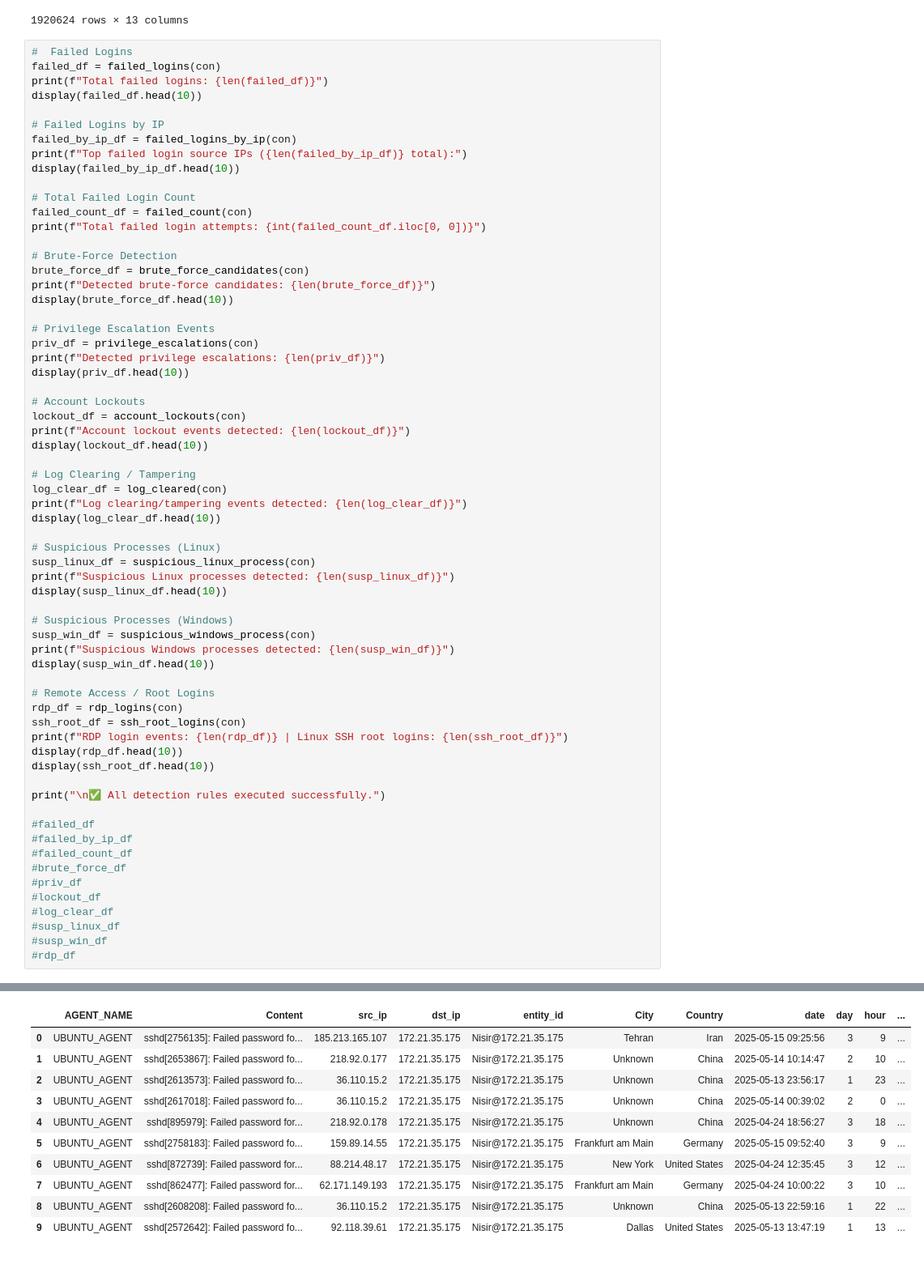
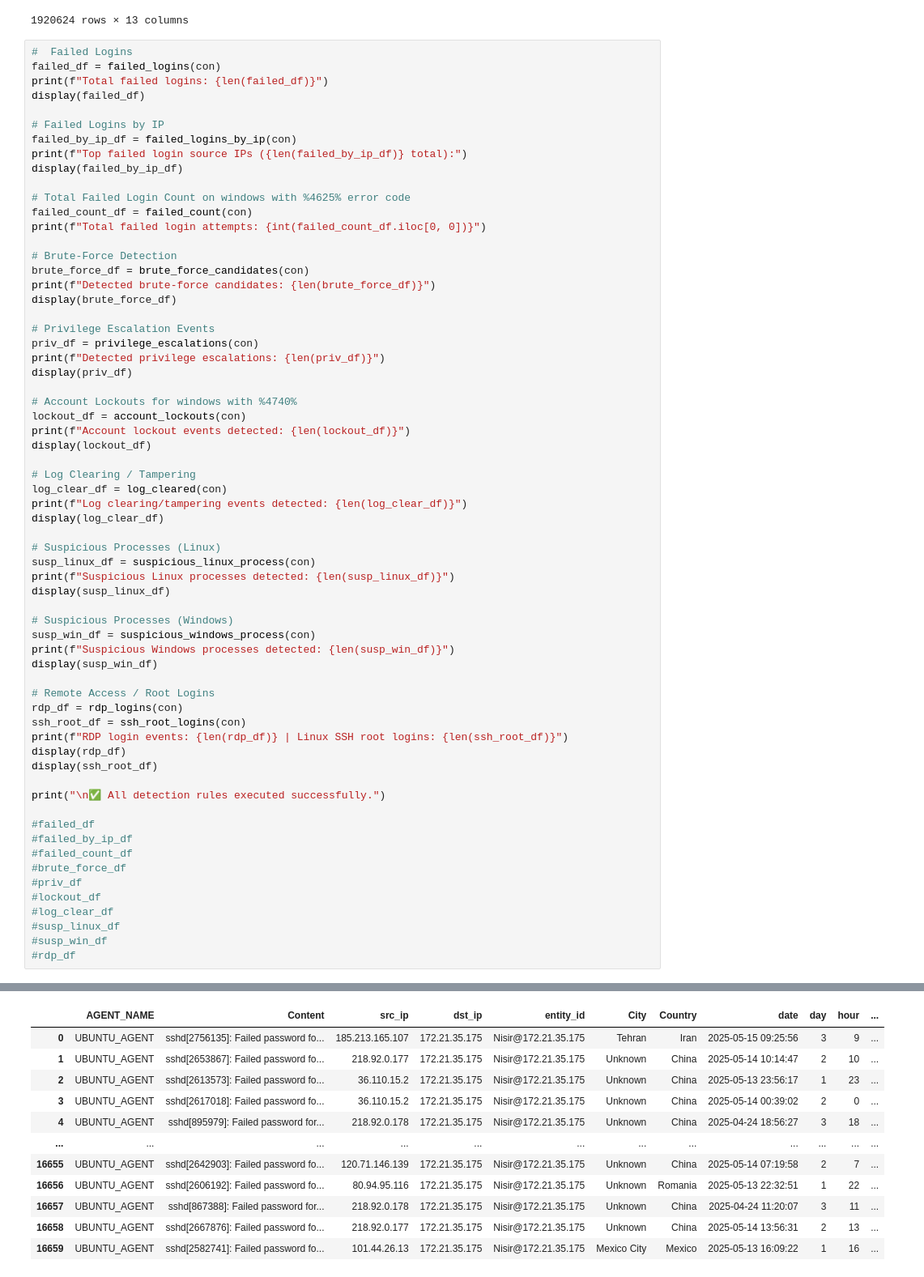
Before and after one commit to 4hmedIshaq/AnomAI, a Jupyter notebook: notebooks/v1.0_LLM.ipynb, the cells around one changed output, grey strips where cells are left out. Shown at 81% size. Saved outputs shown, nothing was run; the diff lists cells and outputs as text.

```diff
--- a/notebooks/LLM.ipynb
+++ b/notebooks/v1.0_LLM.ipynb
@@ -69,76 +69,77 @@ sample_df
 #  Failed Logins
 failed_df = failed_logins(con)
 print(f"Total failed logins: {len(failed_df)}")
-display(failed_df.head(10))
+display(failed_df)
 
 # Failed Logins by IP
 failed_by_ip_df = failed_logins_by_ip(con)
 print(f"Top failed login source IPs ({len(failed_by_ip_df)} total):")
-display(failed_by_ip_df.head(10))
+display(failed_by_ip_df)
 
-# Total Failed Login Count
+# Total Failed Login Count on windows with %4625% error code
 failed_count_df = failed_count(con)
 print(f"Total failed login attempts: {int(failed_count_df.iloc[0, 0])}")
 
 # Brute-Force Detection
 brute_force_df = brute_force_candidates(con)
 print(f"Detected brute-force candidates: {len(brute_force_df)}")
-display(brute_force_df.head(10))
+display(brute_force_df)
 
 # Privilege Escalation Events
 priv_df = privilege_escalations(con)
 print(f"Detected privilege escalations: {len(priv_df)}")
-display(priv_df.head(10))
+display(priv_df)
 
-# Account Lockouts
+# Account Lockouts for windows with %4740%
 lockout_df = account_lockouts(con)
 print(f"Account lockout events detected: {len(lockout_df)}")
-display(lockout_df.head(10))
+display(lockout_df)
 
 # Log Clearing / Tampering
 log_clear_df = log_cleared(con)
 print(f"Log clearing/tampering events detected: {len(log_clear_df)}")
-display(log_clear_df.head(10))
+display(log_clear_df)
 
 # Suspicious Processes (Linux)
 susp_linux_df = suspicious_linux_process(con)
 print(f"Suspicious Linux processes detected: {len(susp_linux_df)}")
-display(susp_linux_df.head(10))
+display(susp_linux_df)
 
 # Suspicious Processes (Windows)
 susp_win_df = suspicious_windows_process(con)
 print(f"Suspicious Windows processes detected: {len(susp_win_df)}")
-display(susp_win_df.head(10))
+display(susp_win_df)
 
 # Remote Access / Root Logins
 rdp_df = rdp_logins(con)
 ssh_root_df = ssh_root_logins(con)
 print(f"RDP login events: {len(rdp_df)} | Linux SSH root logins: {len(ssh_root_df)}")
-display(rdp_df.head(10))
-display(ssh_root_df.head(10))
+display(rdp_df)
+display(ssh_root_df)
 
 print("\n✅ All detection rules executed successfully.")
 
 #failed_df
 #failed_by_ip_df
 #failed_count_df
 #brute_force_df
 #priv_df
 #lockout_df
 #log_clear_df
 #susp_linux_df
 #susp_win_df
 #rdp_df
 # %% [output]
 Total failed logins: 16660
 |  | AGENT_NAME | Content | src_ip | dst_ip | entity_id | City | Country | date | day | hour | ... |
 | 0 | UBUNTU_AGENT | sshd[2756135]: Failed password fo... | 185.213.165.107 | 172.21.35.175 | Nisir@172.21.35.175 | Tehran | Iran | 2025-05-15 09:25:56 | 3 | 9 | ... |
 | 1 | UBUNTU_AGENT | sshd[2653867]: Failed password fo... | 218.92.0.177 | 172.21.35.175 | Nisir@172.21.35.175 | Unknown | China | 2025-05-14 10:14:47 | 2 | 10 | ... |
 | 2 | UBUNTU_AGENT | sshd[2613573]: Failed password fo... | 36.110.15.2 | 172.21.35.175 | Nisir@172.21.35.175 | Unknown | China | 2025-05-13 23:56:17 | 1 | 23 | ... |
 | 3 | UBUNTU_AGENT | sshd[2617018]: Failed password fo... | 36.110.15.2 | 172.21.35.175 | Nisir@172.21.35.175 | Unknown | China | 2025-05-14 00:39:02 | 2 | 0 | ... |
 | 4 | UBUNTU_AGENT | sshd[895979]: Failed password for... | 218.92.0.178 | 172.21.35.175 | Nisir@172.21.35.175 | Unknown | China | 2025-04-24 18:56:27 | 3 | 18 | ... |
-| 5 | UBUNTU_AGENT | sshd[2758183]: Failed password fo... | 159.89.14.55 | 172.21.35.175 | Nisir@172.21.35.175 | Frankfurt am Main | Germany | 2025-05-15 09:52:40 | 3 | 9 | ... |
-| 6 | UBUNTU_AGENT | sshd[872739]: Failed password for... | 88.214.48.17 | 172.21.35.175 | Nisir@172.21.35.175 | New York | United States | 2025-04-24 12:35:45 | 3 | 12 | ... |
-| 7 | UBUNTU_AGENT | sshd[862477]: Failed password for... | 62.171.149.193 | 172.21.35.175 | Nisir@172.21.35.175 | Frankfurt am Main | Germany | 2025-04-24 10:00:22 | 3 | 10 | ... |
-| 8 | UBUNTU_AGENT | sshd[2608208]: Failed password fo... | 36.110.15.2 | 172.21.35.175 | Nisir@172.21.35.175 | Unknown | China | 2025-05-13 22:59:16 | 1 | 22 | ... |
-| 9 | UBUNTU_AGENT | sshd[2572642]: Failed password fo... | 92.118.39.61 | 172.21.35.175 | Nisir@172.21.35.175 | Dallas | United States | 2025-05-13 13:47:19 | 1 | 13 | ... |
+| ... | ... | ... | ... | ... | ... | ... | ... | ... | ... | ... | ... |
+| 16655 | UBUNTU_AGENT | sshd[2642903]: Failed password fo... | 120.71.146.139 | 172.21.35.175 | Nisir@172.21.35.175 | Unknown | China | 2025-05-14 07:19:58 | 2 | 7 | ... |
+| 16656 | UBUNTU_AGENT | sshd[2606192]: Failed password fo... | 80.94.95.116 | 172.21.35.175 | Nisir@172.21.35.175 | Unknown | Romania | 2025-05-13 22:32:51 | 1 | 22 | ... |
+| 16657 | UBUNTU_AGENT | sshd[867388]: Failed password for... | 218.92.0.178 | 172.21.35.175 | Nisir@172.21.35.175 | Unknown | China | 2025-04-24 11:20:07 | 3 | 11 | ... |
+| 16658 | UBUNTU_AGENT | sshd[2667876]: Failed password fo... | 218.92.0.177 | 172.21.35.175 | Nisir@172.21.35.175 | Unknown | China | 2025-05-14 13:56:31 | 2 | 13 | ... |
+| 16659 | UBUNTU_AGENT | sshd[2582741]: Failed password fo... | 101.44.26.13 | 172.21.35.175 | Nisir@172.21.35.175 | Mexico City | Mexico | 2025-05-13 16:09:22 | 1 | 16 | ... |
```
Also changed, not shown: parts of 4 cells of this notebook, 4 other files.
